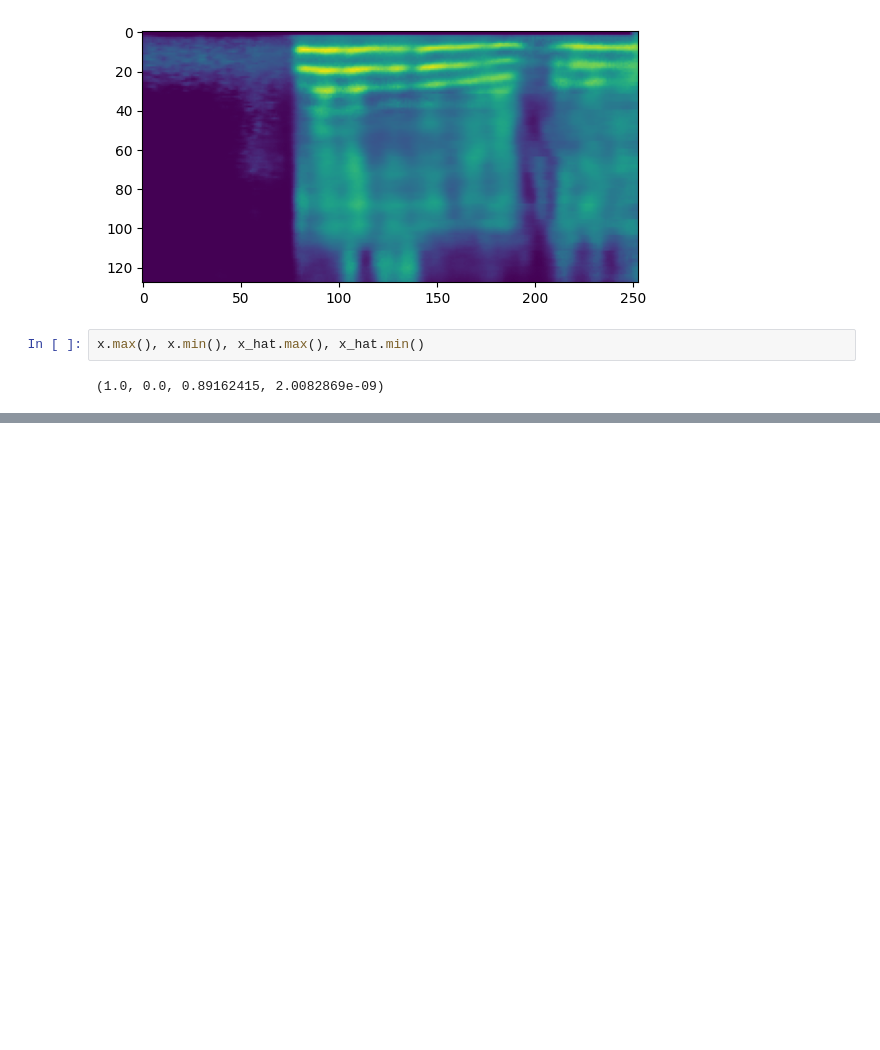
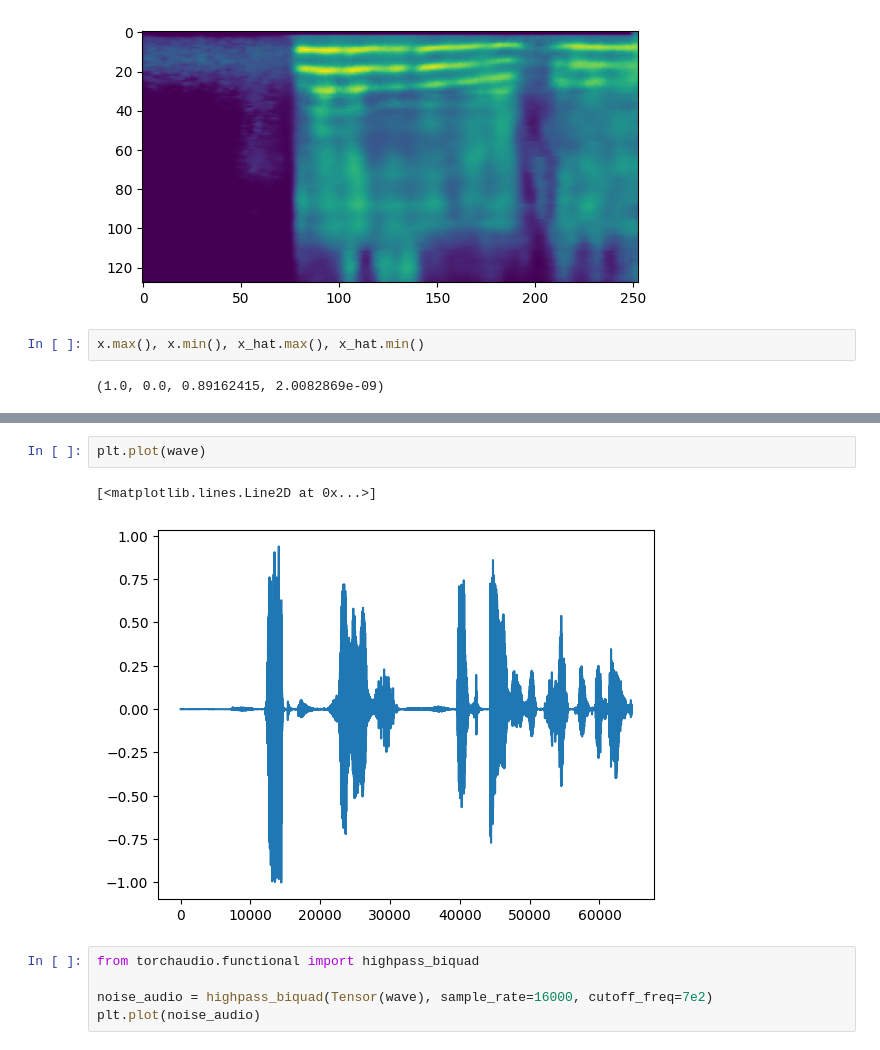
Before and after one commit to cassuci/adf-detector, a Jupyter notebook: autoencoder/test_model.ipynb, the cells around one changed output, grey strips where cells are left out. Saved outputs shown, nothing was run; the diff lists cells and outputs as text; blank space fills up the shorter version.

Commit message:
adding some noise possibilities to detector

```diff
--- a/autoencoder/test_model.ipynb
+++ b/autoencoder/test_model.ipynb
@@ -207,0 +284,10 @@ x.max(), x.min(), x_hat.max(), x_hat.min()
+# %%
+plt.plot(wave)
+# %% [output]
+[<matplotlib.lines.Line2D at 0x...>]
+[figure, added]
+# %%
+from torchaudio.functional import highpass_biquad
+
+noise_audio = highpass_biquad(Tensor(wave), sample_rate=16000, cutoff_freq=7e2)
+plt.plot(noise_audio)
```
Also changed, not shown: parts of 16 cells of this notebook, 15 other files.
